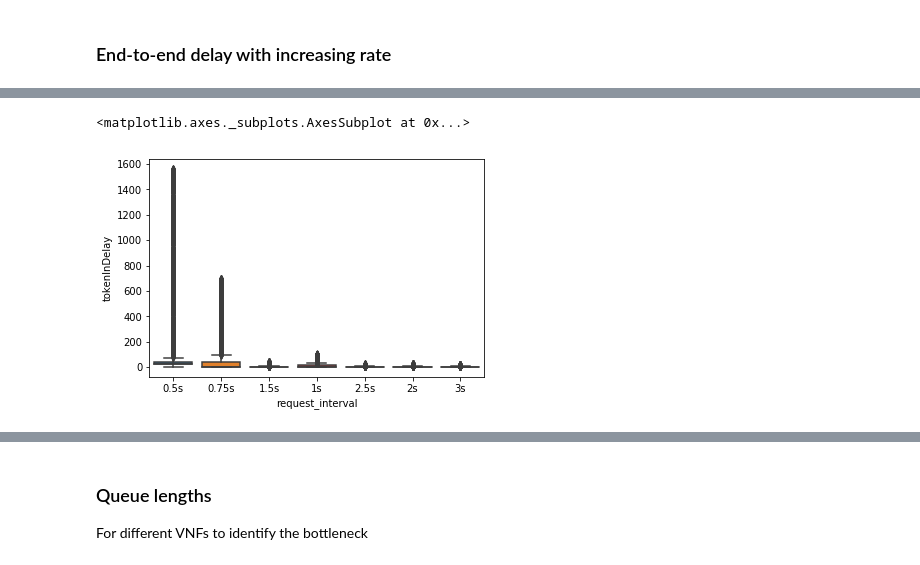
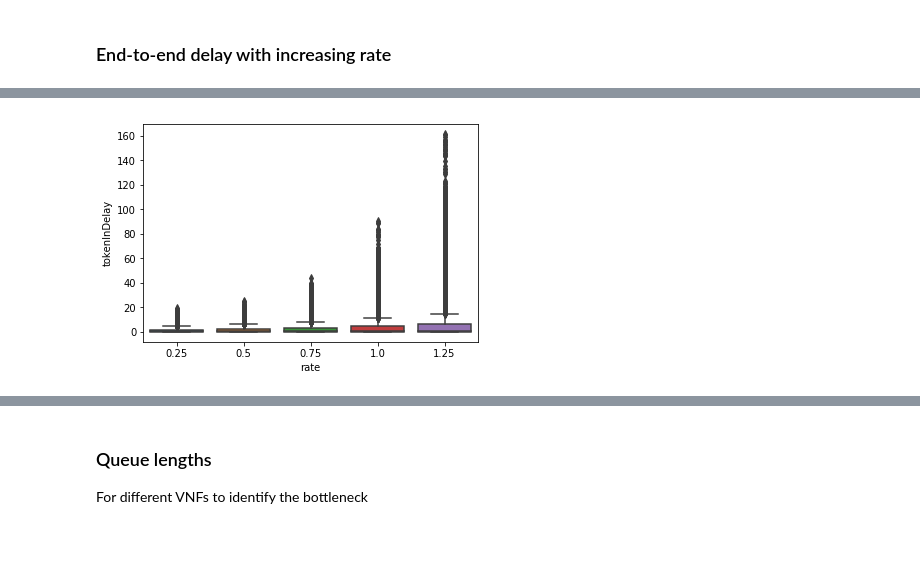
Before and after one commit to CN-UPB/ns-simulation-compiler, a Jupyter notebook: eval/max_rate.ipynb, the cells around one changed output, grey strips where cells are left out. Saved outputs shown, nothing was run; the diff lists cells and outputs as text; code cells hidden in the pictures.

```diff
--- a/eval/max_rate.ipynb
+++ b/eval/max_rate.ipynb
@@ -100,5 +107,4 @@ end2end_delays.tail()
 # %%
-sns.boxplot('request_interval', 'tokenInDelay', data=end2end_delays)
+g = sns.boxplot('rate', 'tokenInDelay', data=end2end_delays)
 # %% [output]
-<matplotlib.axes._subplots.AxesSubplot at 0x...>
-[figure, old version]
+[figure, new version]
```
Also changed, not shown: parts of 16 cells of this notebook, 5 other files.
